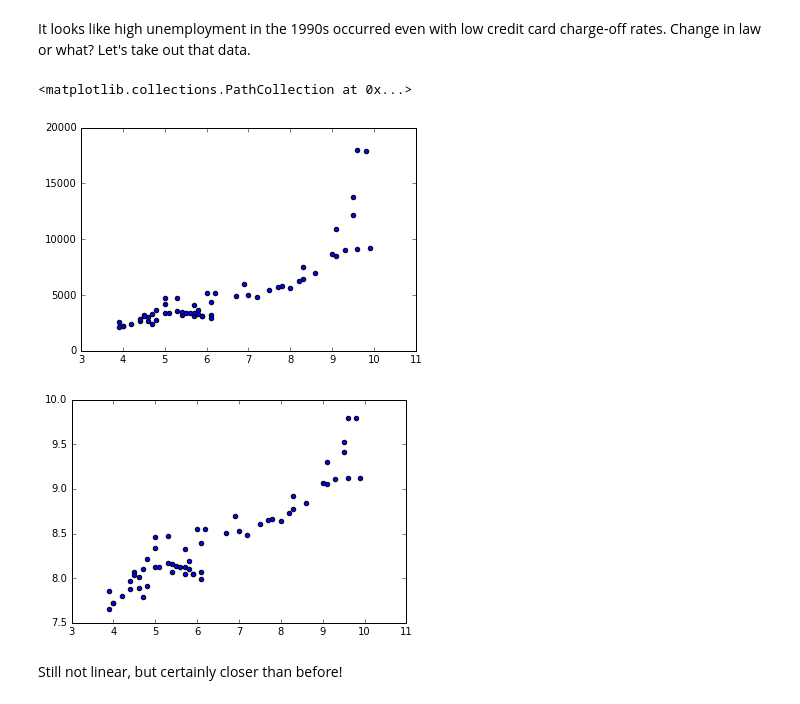
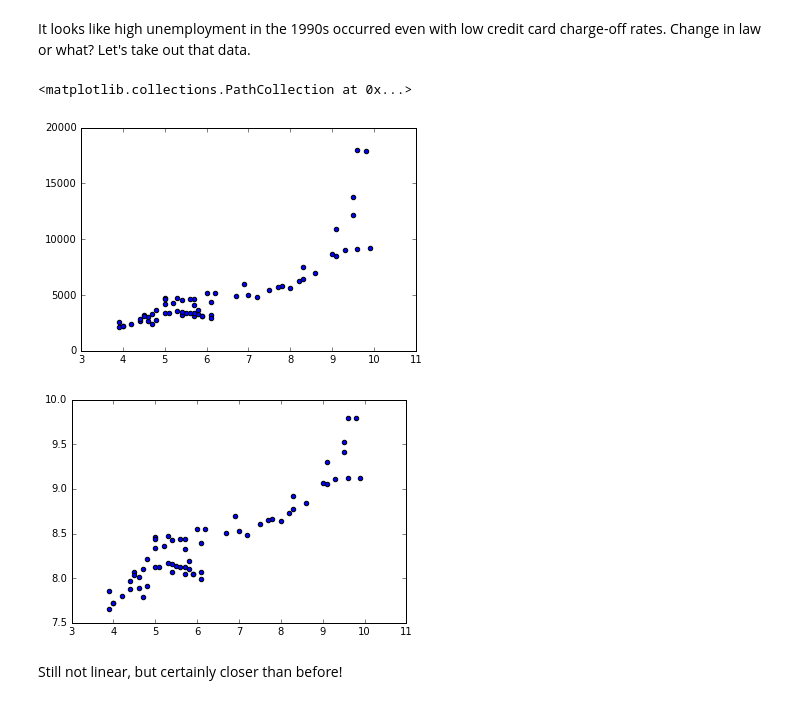
Before and after one commit to kaitai/stress-testing-with-jupyter, a Jupyter notebook: Playing with financial data and Python 3.ipynb, the cells around one changed output. Cells and saved outputs as stored; diff of their text form; code cells hidden in the pictures.

```diff
--- a/Playing with financial data and Python 3.ipynb
+++ b/Playing with financial data and Python 3.ipynb
@@ -357,13 +357,13 @@ charge_offs['Unemployment rate'].plot(use_index=True);
 # %% [markdown]
 It looks like high unemployment in the 1990s occurred even with low credit card charge-off rates. Change in law or what? Let's take out that data.
 # %%
-plt.scatter(charge_offs['Unemployment rate']['2000-01-01':'2014-9-30'],charge_offs['CreditCards']['2000-01-01':'2014-9-30'])
+plt.scatter(charge_offs['Unemployment rate']['2000-01-01':'2015-12-31'],charge_offs['CreditCards']['2000-01-01':'2015-12-31'])
 # %% [output]
 <matplotlib.collections.PathCollection at 0x...>
-[figure, old version]
+[figure, new version]
 # %%
-plt.scatter(charge_offs['Unemployment rate']['2000-01-01':'2014-9-30'],np.log(charge_offs['CreditCards']['2000-01-01':'2014-9-30']));
+plt.scatter(charge_offs['Unemployment rate']['2000-01-01':'2015-12-31'],np.log(charge_offs['CreditCards']['2000-01-01':'2015-12-31']));
 # %% [output]
-[figure, old version]
+[figure, new version]
 # %% [markdown]
 Still not linear, but certainly closer than before!
```
Also changed, not shown: parts of 3 cells of this notebook.
